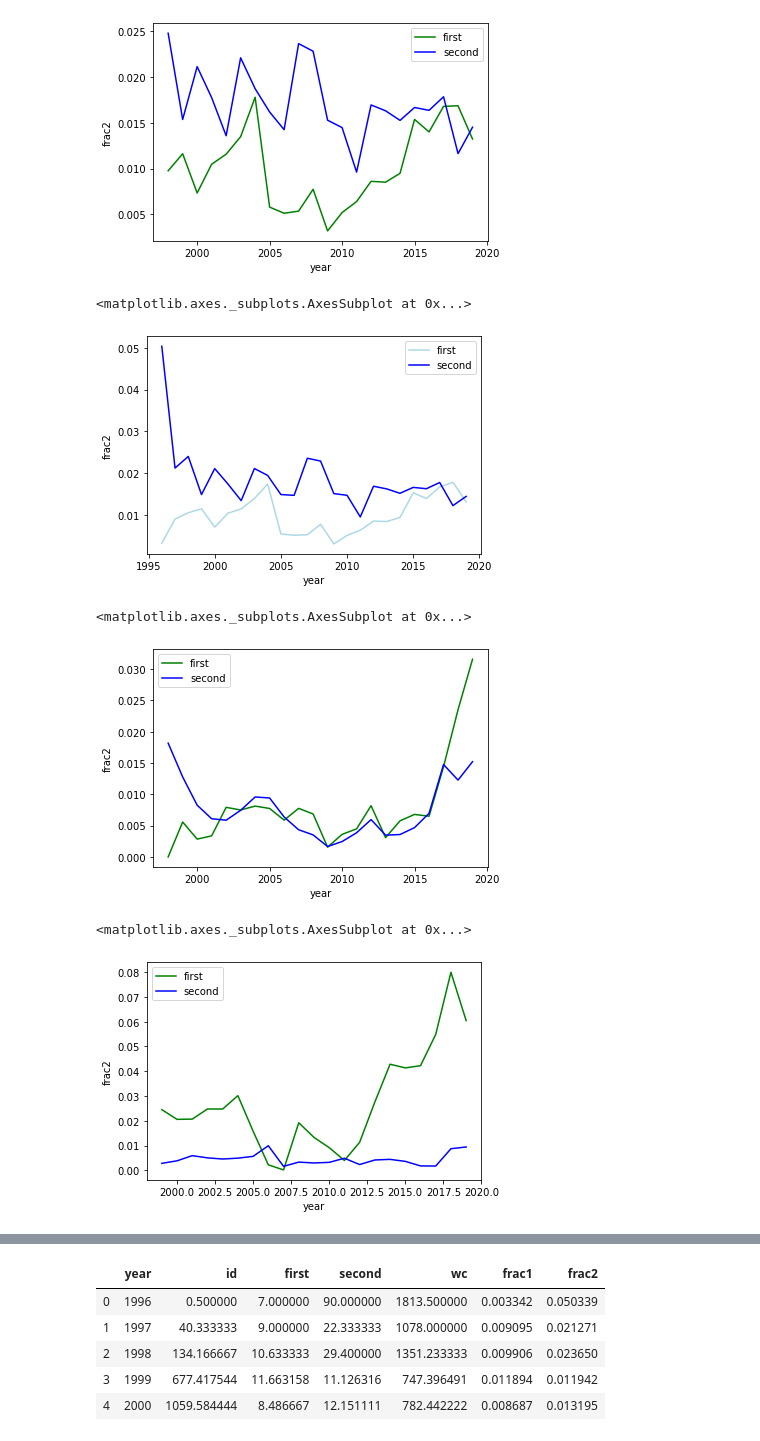
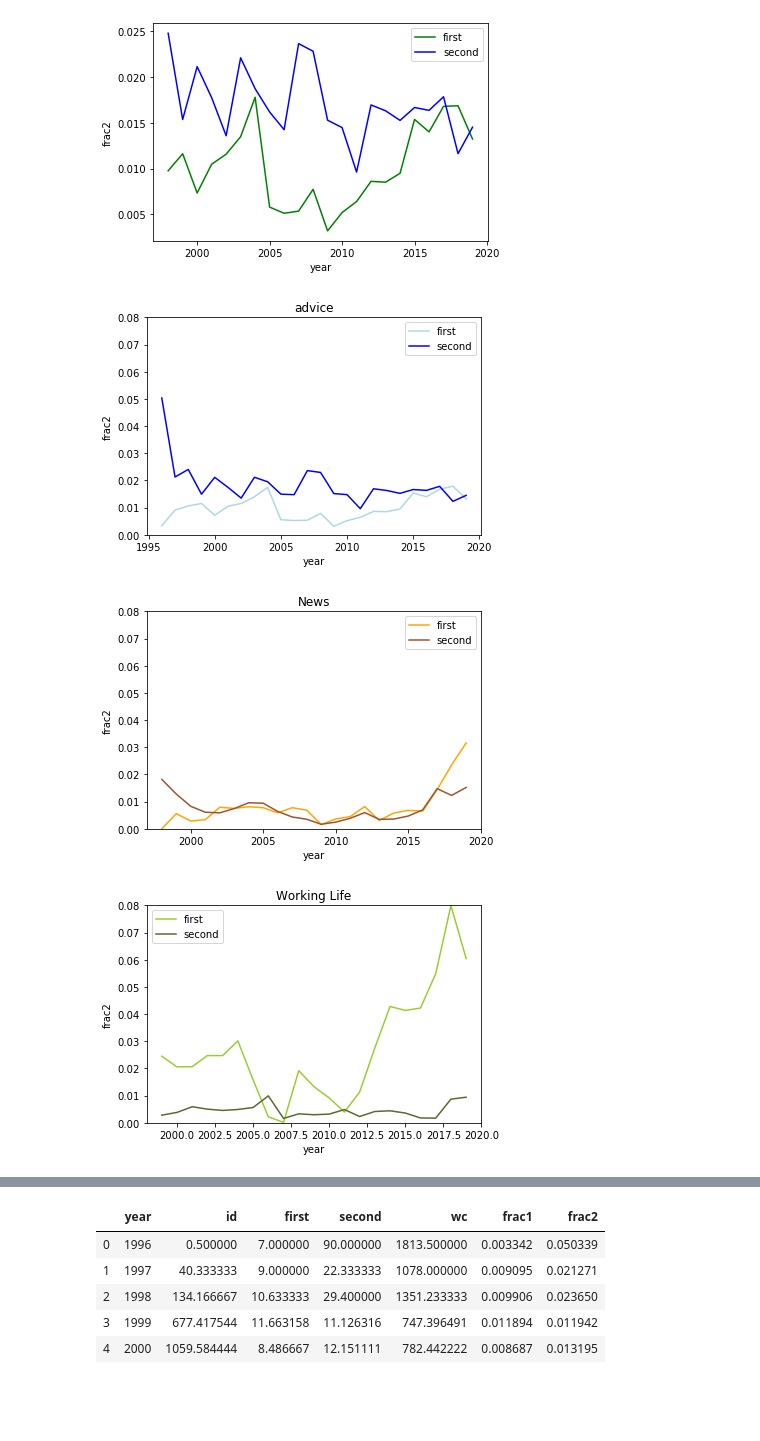
Before and after one commit to crboothb/sciencemag-careers-analysis, a Jupyter notebook: scripts/pronoun_fracs.ipynb, the cells around one changed output, grey strips where cells are left out. Drawn from its saved outputs; the diff is of its cells as text; code cells hidden in the pictures; blank space fills up the shorter version.

Commit message:
better labelling in graphs

```diff
--- a/scripts/pronoun_fracs.ipynb
+++ b/scripts/pronoun_fracs.ipynb
@@ -99,21 +99,24 @@ sns.lineplot(x = "year", y = "frac2", color = "blue", label="second", data=advic
 # %%
 # just using the advice tagged articles in the full dataset
 
 counts_df = clh.pronouns(advice_tag_df)
 
 # print(counts_df.sort_values(by="year").tail())
 counts_df["frac1"] = counts_df["first"]/counts_df["wc"]
 counts_df["frac2"] = counts_df["second"]/counts_df["wc"]
 
 advice_tag_counts_plot_df = counts_df.groupby("year").mean()
 
 advice_tag_plot_df = advice_tag_counts_plot_df.reset_index()
 
 sns.lineplot(x = "year", y = "frac1", color = "lightblue", label="first", data=advice_tag_plot_df)
 sns.lineplot(x = "year", y = "frac2", color = "blue", label="second", data=advice_tag_plot_df)
+plt.ylim(0,0.08)
+plt.title("advice")
+
+plt.savefig("../figs/person_advice.png")
 # %% [output]
-<matplotlib.axes._subplots.AxesSubplot at 0x...>
-[figure, old version]
+[figure, new version]
 # %%
 counts_df = clh.pronouns(news_tag_df)
 
@@ -124,11 +127,14 @@ news_counts_plot_df = counts_df.groupby("year").mean()
 
 news_counts_plot_df = news_counts_plot_df.reset_index()
 
-sns.lineplot(x = "year", y = "frac1", color = "yellow", label="first", data=news_counts_plot_df)
-sns.lineplot(x = "year", y = "frac2", color = "darkorange", label="second", data=news_counts_plot_df)
+sns.lineplot(x = "year", y = "frac1", color = "orange", label="first", data=news_counts_plot_df)
+sns.lineplot(x = "year", y = "frac2", color = "sienna", label="second", data=news_counts_plot_df)
+plt.ylim(0,0.08)
+plt.title("News")
+
+plt.savefig("../figs/person_news.png")
 # %% [output]
-<matplotlib.axes._subplots.AxesSubplot at 0x...>
-[figure, old version]
+[figure, new version]
 # %%
 # just using the working life tag only
 
@@ -141,11 +147,14 @@ wl_counts_plot_df = counts_df.groupby("year").mean()
 
 wl_counts_plot_df = wl_counts_plot_df.reset_index()
 
-sns.lineplot(x = "year", y = "frac1", color = "green", label="first", data=wl_counts_plot_df)
-sns.lineplot(x = "year", y = "frac2", color = "blue", label="second", data=wl_counts_plot_df)
+sns.lineplot(x = "year", y = "frac1", color = "yellowgreen", label="first", data=wl_counts_plot_df)
+sns.lineplot(x = "year", y = "frac2", color = "darkolivegreen", label="second", data=wl_counts_plot_df)
+plt.ylim(0,0.08)
+plt.title("Working Life")
+
+plt.savefig("../figs/person_WL.png")
 # %% [output]
-<matplotlib.axes._subplots.AxesSubplot at 0x...>
-[figure, old version]
+[figure, new version]
 # %%
 counts_df = clh.pronouns(full_df)
 
```
Also changed, not shown: parts of 2 cells of this notebook.
